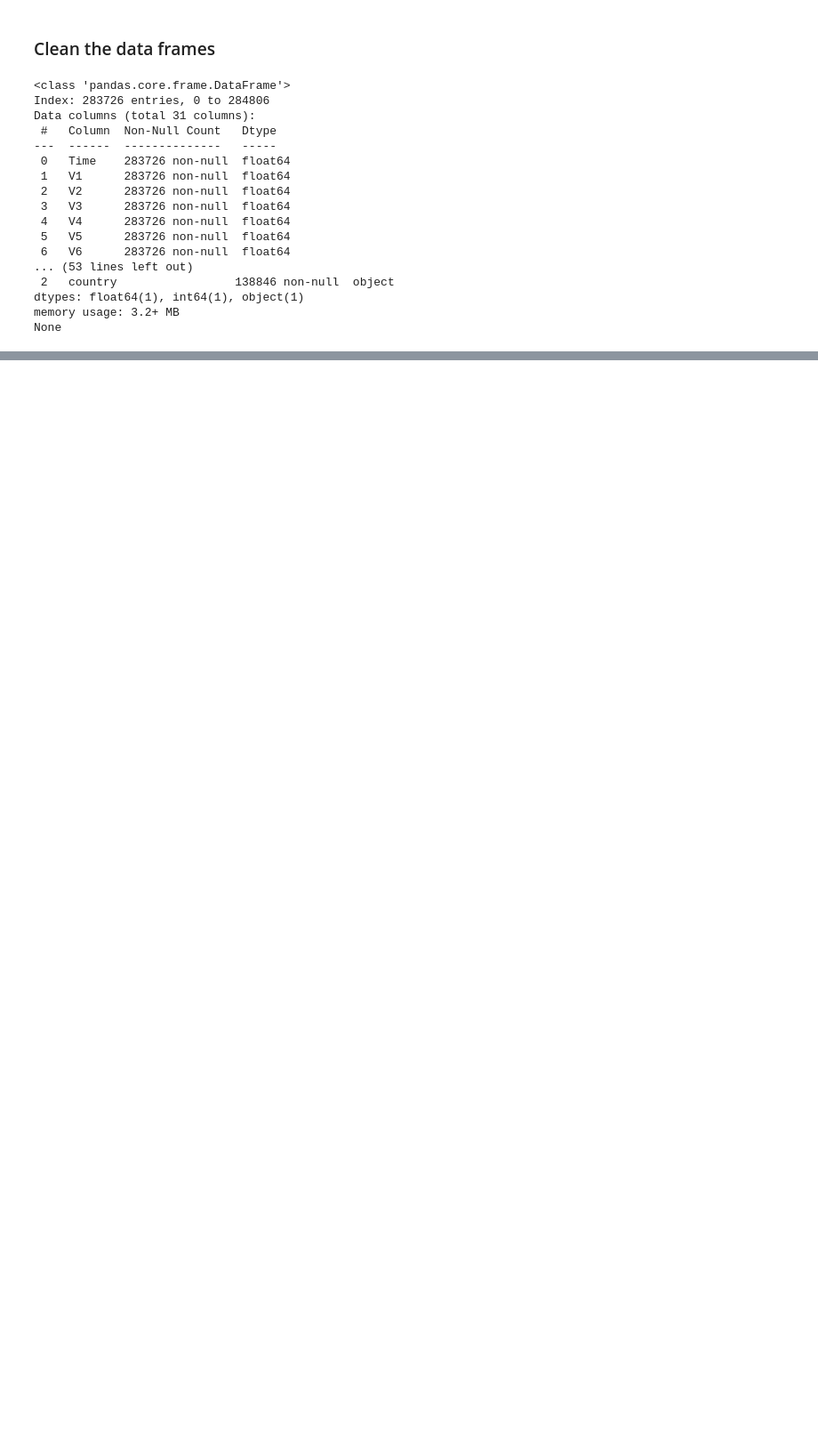
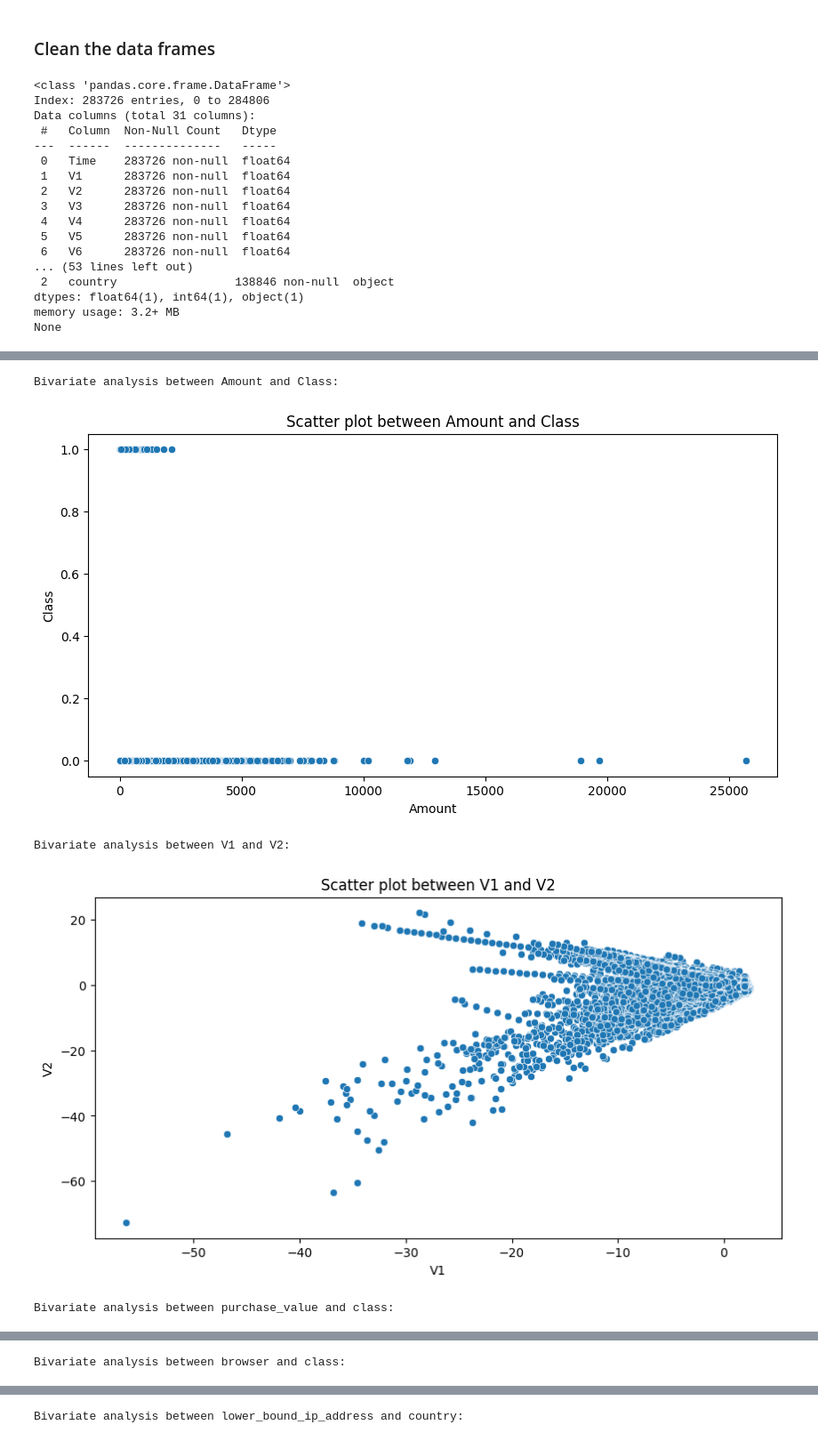
Before and after one commit to Abdulaziz7878/Adey-Innovations, a Jupyter notebook: notebooks/EDA.IPYNB, the cells around one changed output, grey strips where cells are left out. Shown: that part at 89% size. Saved outputs shown, nothing was run; the diff lists cells and outputs as text; code cells hidden in the pictures; blank space fills up the shorter version.

```diff
--- a/notebooks/EDA.IPYNB
+++ b/notebooks/EDA.IPYNB
@@ -99,0 +231,35 @@ df_ip_cleaned.to_csv('../Data/ipAddress_clean.csv', index=False)
+# %%
+# bivariate_analysis
+def bivariate_analysis(df, col1, col2):
+    print(f"Bivariate analysis between {col1} and {col2}:")
+    plt.figure(figsize=(10, 5))
+
+    if np.issubdtype(df[col1].dtype, np.number) and np.issubdtype(df[col2].dtype, np.number):
+        sns.scatterplot(x=col1, y=col2, data=df)
+        plt.title(f'Scatter plot between {col1} and {col2}')
+    elif np.issubdtype(df[col1].dtype, np.number) and not np.issubdtype(df[col2].dtype, np.number):
+        sns.boxplot(x=col2, y=col1, data=df)
+        plt.title(f'Box plot of {col1} by {col2}')
+    elif not np.issubdtype(df[col1].dtype, np.number) and np.issubdtype(df[col2].dtype, np.number):
+        sns.boxplot(x=col1, y=col2, data=df)
+        plt.title(f'Box plot of {col2} by {col1}')
+    else:
+        sns.countplot(x=col1, hue=col2, data=df)
+        plt.title(f'Count plot of {col1} by {col2}')
+
+    plt.show()
+# %%
+bivariate_analysis(df_credit_cleaned, 'Amount', 'Class')
+bivariate_analysis(df_credit_cleaned, 'V1', 'V2')
+
+bivariate_analysis(df_fraud_cleaned, 'purchase_value', 'class')
+bivariate_analysis(df_fraud_cleaned, 'browser', 'class')
+
+bivariate_analysis(df_ip_cleaned, 'lower_bound_ip_address', 'country')
+bivariate_analysis(df_ip_cleaned, 'upper_bound_ip_address', 'country')
+# %% [output]
+Bivariate analysis between Amount and Class:
+[figure, added]
+Bivariate analysis between V1 and V2:
+[figure, added]
+Bivariate analysis between purchase_value and class:
@@ -99,0 +267 @@ df_ip_cleaned.to_csv('../Data/ipAddress_clean.csv', index=False)
+Bivariate analysis between browser and class:
@@ -99,0 +269 @@ df_ip_cleaned.to_csv('../Data/ipAddress_clean.csv', index=False)
+Bivariate analysis between lower_bound_ip_address and country:
```
Also changed, not shown: parts of 7 cells of this notebook.
